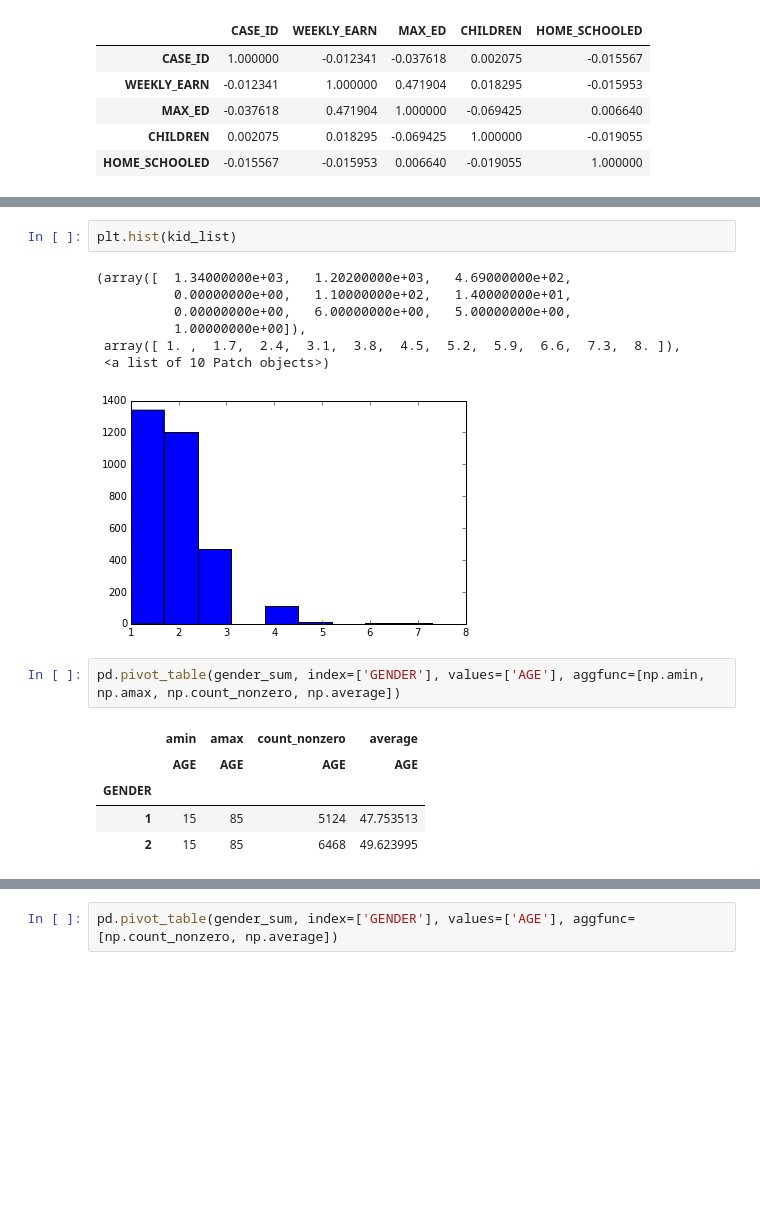
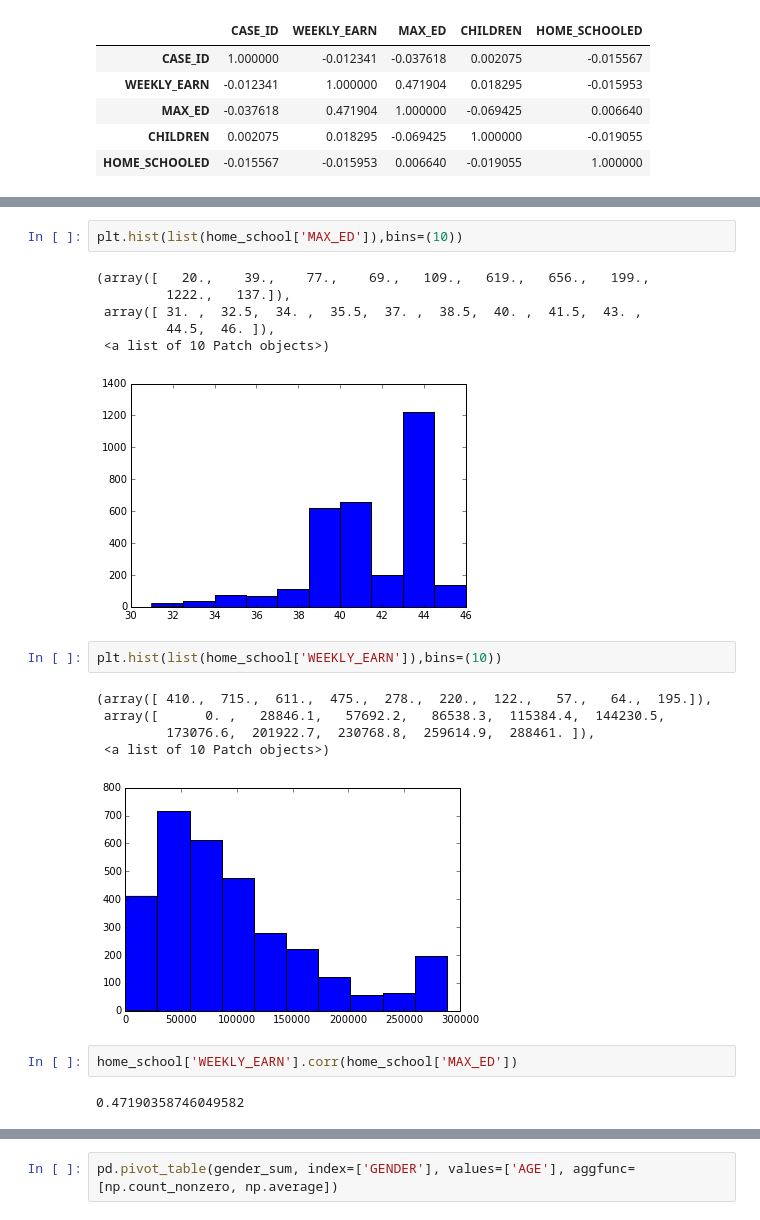
Before and after one commit to BobAmand/atus-analysis, a Jupyter notebook: summary_analysis_MVP.ipynb, the cells around one changed output, grey strips where cells are left out. Drawn from its saved outputs; the diff is of its cells as text; blank space fills up the shorter version.

Commit message:
correlation tables - elimination of home-school data

```diff
--- a/summary_analysis_MVP.ipynb
+++ b/summary_analysis_MVP.ipynb
@@ -113,18 +116,21 @@ SyntaxError: invalid syntax (<ipython-input-74-19903c433a92>, line 2)
-# %%
-plt.hist(kid_list)
-# %% [output]
-(array([  1.34000000e+03,   1.20200000e+03,   4.69000000e+02,
-          0.00000000e+00,   1.10000000e+02,   1.40000000e+01,
-          0.00000000e+00,   6.00000000e+00,   5.00000000e+00,
-          1.00000000e+00]),
- array([ 1. ,  1.7,  2.4,  3.1,  3.8,  4.5,  5.2,  5.9,  6.6,  7.3,  8. ]),
- <a list of 10 Patch objects>)
-[figure, removed]
-# %%
-pd.pivot_table(gender_sum, index=['GENDER'], values=['AGE'], aggfunc=[np.amin, np.amax, np.count_nonzero, np.average])
-# %% [output]
-|  | amin | amax | count_nonzero | average |
-|  | AGE | AGE | AGE | AGE |
-| GENDER |  |  |  |  |
-| 1 | 15 | 85 | 5124 | 47.753513 |
-| 2 | 15 | 85 | 6468 | 49.623995 |
+# %%
+plt.hist(list(home_school['MAX_ED']),bins=(10))
+# %% [output]
+(array([   20.,    39.,    77.,    69.,   109.,   619.,   656.,   199.,
+         1222.,   137.]),
+ array([ 31. ,  32.5,  34. ,  35.5,  37. ,  38.5,  40. ,  41.5,  43. ,
+         44.5,  46. ]),
+ <a list of 10 Patch objects>)
+[figure, added]
+# %%
+plt.hist(list(home_school['WEEKLY_EARN']),bins=(10))
+# %% [output]
+(array([ 410.,  715.,  611.,  475.,  278.,  220.,  122.,   57.,   64.,  195.]),
+ array([      0. ,   28846.1,   57692.2,   86538.3,  115384.4,  144230.5,
+         173076.6,  201922.7,  230768.8,  259614.9,  288461. ]),
+ <a list of 10 Patch objects>)
+[figure, added]
+# %%
+home_school['WEEKLY_EARN'].corr(home_school['MAX_ED'])
+# %% [output]
+0.47190358746049582
```
Also changed, not shown: parts of 15 cells of this notebook.
